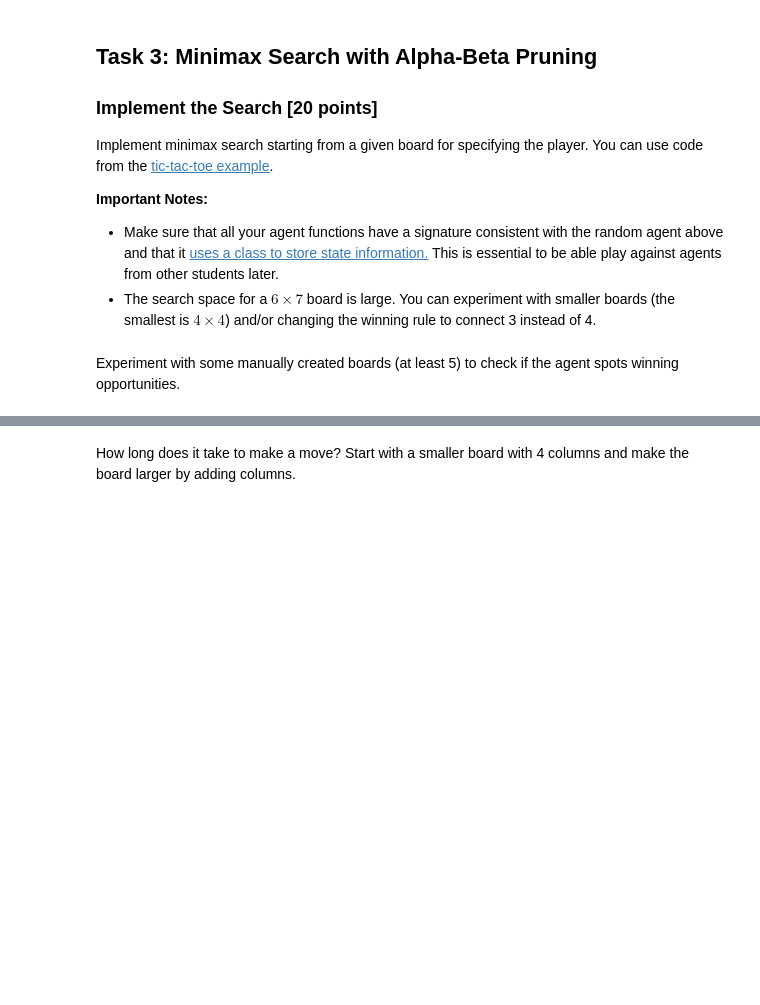
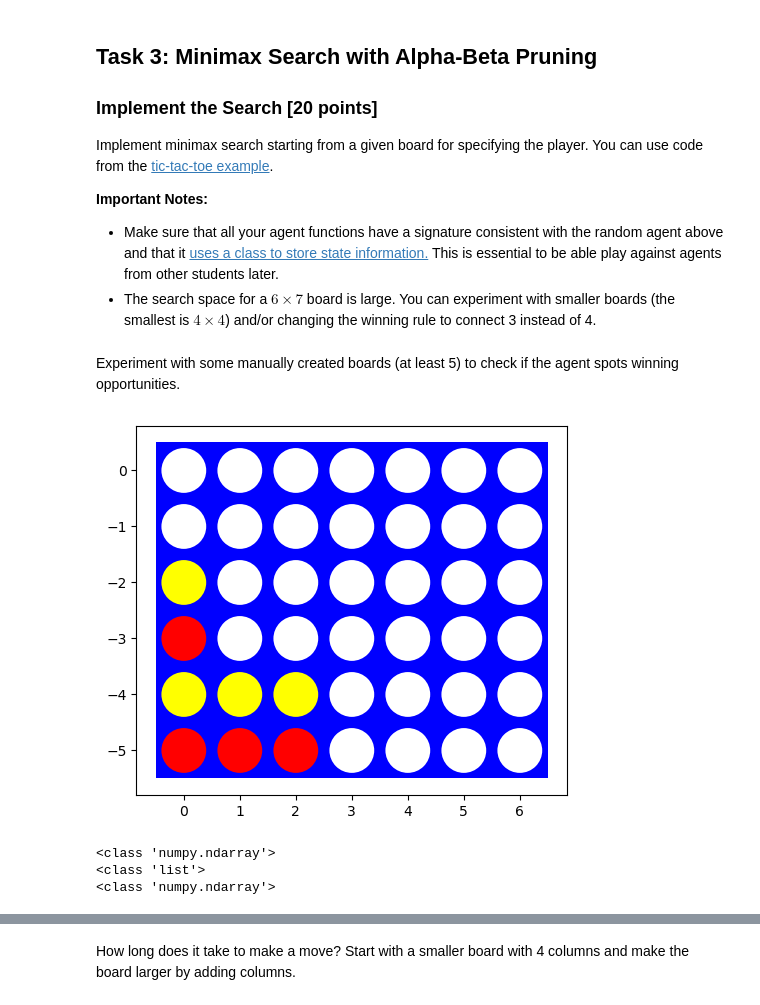
Before and after one commit to Mikecamdo/ArtificialIntelligence, a Jupyter notebook: Assignment 5/assignment_connect4.ipynb, the cells around one changed output, grey strips where cells are left out. Drawn from its saved outputs; the diff is of its cells as text; code cells hidden in the pictures; blank space fills up the shorter version.

```diff
--- a/Assignment 5/assignment_connect4.ipynb
+++ b/Assignment 5/assignment_connect4.ipynb
@@ -223,23 +230,22 @@ This is essential to be able play against agents from other students later.
 import math
 
 class Minimax_Search:
-    def __init__(self, debug=0):
+    def __init__(self, player, debug=0):
         self.count = 0
+        self.player = player
         self.debug = debug
 
-    def make_move(self, board, player=1):
-        count = 0
-
-        value, move = self.max_value_ab(board, player, -math.inf, +math.inf)
+    def make_move(self, board):
+        value, move = self.max_value_ab(board, -math.inf, +math.inf)
 
         if self.debug >= 1: print(f"Number of nodes searched: {self.count}")
 
         return value, move
 
-    def max_value_ab(self, board, player, alpha, beta):
+    def max_value_ab(self, board, alpha, beta):
         self.count += 1
 
-        value = utility(board)
+        value = utility(board, self.player)
 
         if self.debug >= 2: print(f"max: {board} [alpha, beta]=[{alpha},{beta}] value={value}")
 
@@ -250,7 +256,7 @@ class Minimax_Search:
         value, move = -math.inf, None
 
         for action in actions(board):
-            value_2, action_2 = self.min_value_ab(result(board, action), player, alpha, beta)
+            value_2, action_2 = self.min_value_ab(result(board, self.player, action), alpha, beta)
             if self.debug >= 2: print(f"max: {board} (backtracked) [alpha,beta]=[{alpha},{beta}] value={value_2}")
 
             if value_2 > value:
@@ -263,10 +269,10 @@ class Minimax_Search:
 
         return value, move
 
-    def min_value_ab(self, board, player, alpha, beta):
+    def min_value_ab(self, board, alpha, beta):
         self.count += 1
 
-        value = utility(board)
+        value = utility(board, self.player)
 
         if self.debug >= 2: print(f"min: {board} [alpha, beta]=[{alpha},{beta}] value={value}")
 
@@ -277,7 +283,7 @@ class Minimax_Search:
         value, move = +math.inf, None
 
         for action in actions(board):
-            value_2, action_2 = self.max_value_ab(result(board, action), player, alpha, beta)
+            value_2, action_2 = self.max_value_ab(result(board, self.player, action), alpha, beta)
             if self.debug >= 2: print(f"min: {board} (backtracked) [alpha,beta]=[{alpha},{beta}] value={value_2}")
 
             if value_2 < value:
@@ -291,3 +297,35 @@ class Minimax_Search:
         return value, move
 # %% [markdown]
 Experiment with some manually created boards (at least 5) to check if the agent spots winning opportunities.
+# %%
+board = np.array(
+        [[0, 0, 0, 0, 0, 0, 0],
+         [0, 0, 0, 0, 0, 0, 0],
+         [0, 0, 0, 0, 0, 0, 0],
+         [1, 0, 0, 0, 0, 0, 0],
+         [-1,-1,-1,0, 0, 0, 0],
+         [1, 1, 1, 0, 0, 0, 0]])
+
+yellow_agent = Minimax_Search(player=-1,debug=1)
+value, move = yellow_agent.make_move(board)
+board = result(board, -1, move)
+visualize(board)
+# %% [output]
+[figure, added]
+# %%
+board = [[0, 0, 0, 0, 0, 0, 0],
+         [0, 0, 0, 0, 0, 0, 0],
+         [0, 0, 0, 0, 0, 0, 0],
+         [0, 0, 0, 0, 0, 0, 0],
+         [0, 0, 0, 0, 0, 0, 0],
+         [0, 0, 0, 0, 0, 0, 0]]
+
+board_2 = result(board, 1, (0,0))
+
+print(type(empty_board()))
+print(type(board))
+print(type(board_2))
+# %% [output]
+<class 'numpy.ndarray'>
+<class 'list'>
+<class 'numpy.ndarray'>
```
Also changed, not shown: parts of 5 cells of this notebook.
